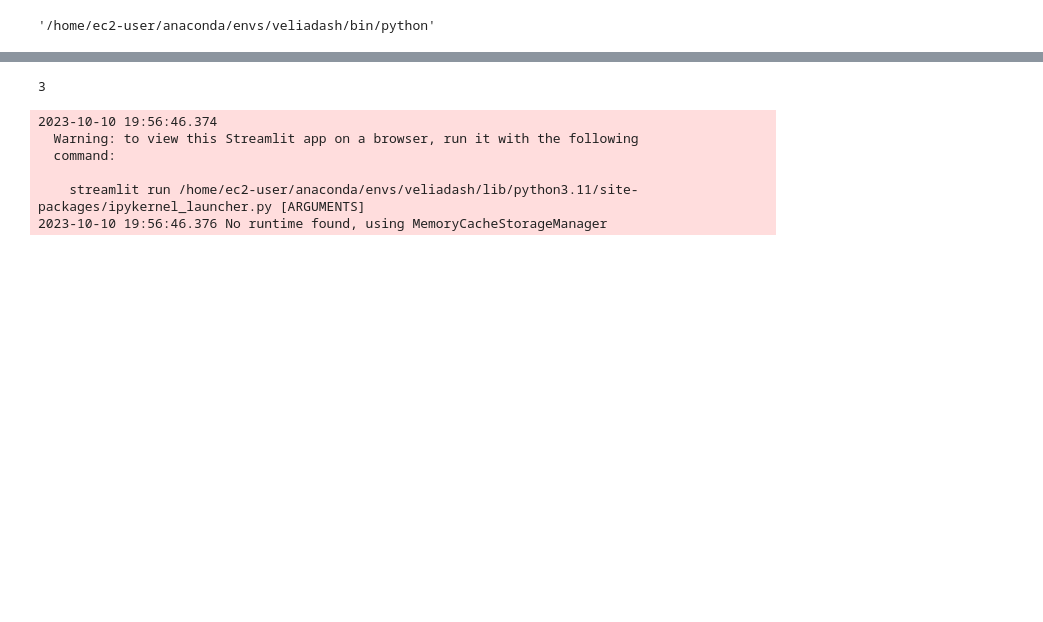
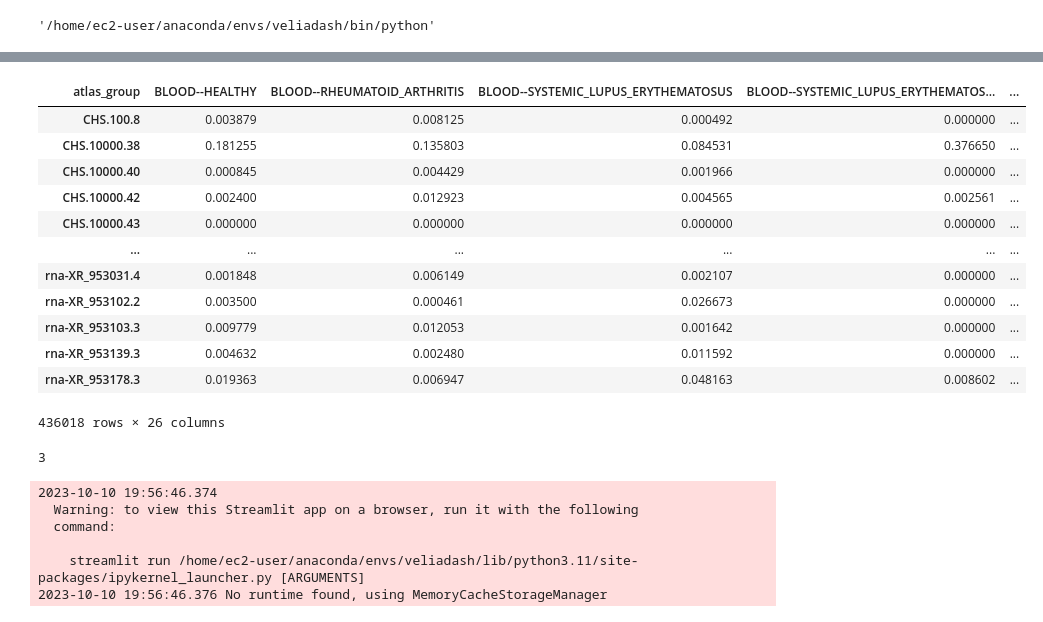
Before and after one commit to veliatx/dashboard, a Jupyter notebook: dashboard/testing.ipynb, the cells around one changed output, grey strips where cells are left out. Drawn from its saved outputs; the diff is of its cells as text; code cells hidden in the pictures; blank space fills up the shorter version.

```diff
--- a/dashboard/testing.ipynb
+++ b/dashboard/testing.ipynb
@@ -16,2 +223,16 @@ CACHE_DIR = '../cache'
 # %%
-vtx_id_to_transcripts = pd.read_parquet('../cache/sorf_df.parq')
+exp
+# %% [output]
+| atlas_group | BLOOD--HEALTHY | BLOOD--RHEUMATOID_ARTHRITIS | BLOOD--SYSTEMIC_LUPUS_ERYTHEMATOSUS | BLOOD--SYSTEMIC_LUPUS_ERYTHEMATOS... | ... |
+| CHS.100.8 | 0.003879 | 0.008125 | 0.000492 | 0.000000 | ... |
+| CHS.10000.38 | 0.181255 | 0.135803 | 0.084531 | 0.376650 | ... |
+| CHS.10000.40 | 0.000845 | 0.004429 | 0.001966 | 0.000000 | ... |
+| CHS.10000.42 | 0.002400 | 0.012923 | 0.004565 | 0.002561 | ... |
+| CHS.10000.43 | 0.000000 | 0.000000 | 0.000000 | 0.000000 | ... |
+| ... | ... | ... | ... | ... | ... |
+| rna-XR_953031.4 | 0.001848 | 0.006149 | 0.002107 | 0.000000 | ... |
+| rna-XR_953102.2 | 0.003500 | 0.000461 | 0.026673 | 0.000000 | ... |
+| rna-XR_953103.3 | 0.009779 | 0.012053 | 0.001642 | 0.000000 | ... |
+| rna-XR_953139.3 | 0.004632 | 0.002480 | 0.011592 | 0.000000 | ... |
+| rna-XR_953178.3 | 0.019363 | 0.006947 | 0.048163 | 0.008602 | ... |
+436018 rows × 26 columns
```
Also changed, not shown: parts of 18 cells of this notebook, 6 other files.
